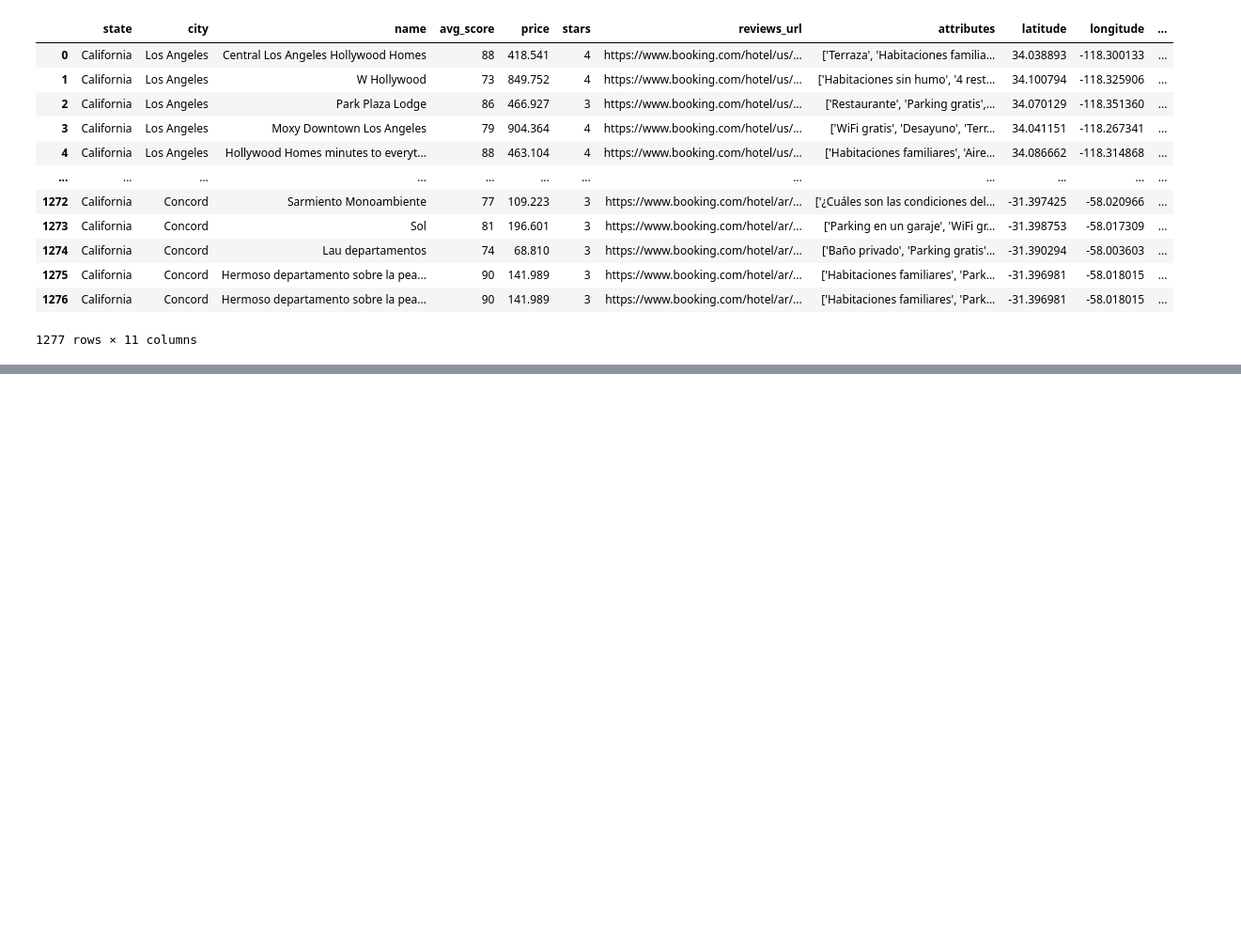
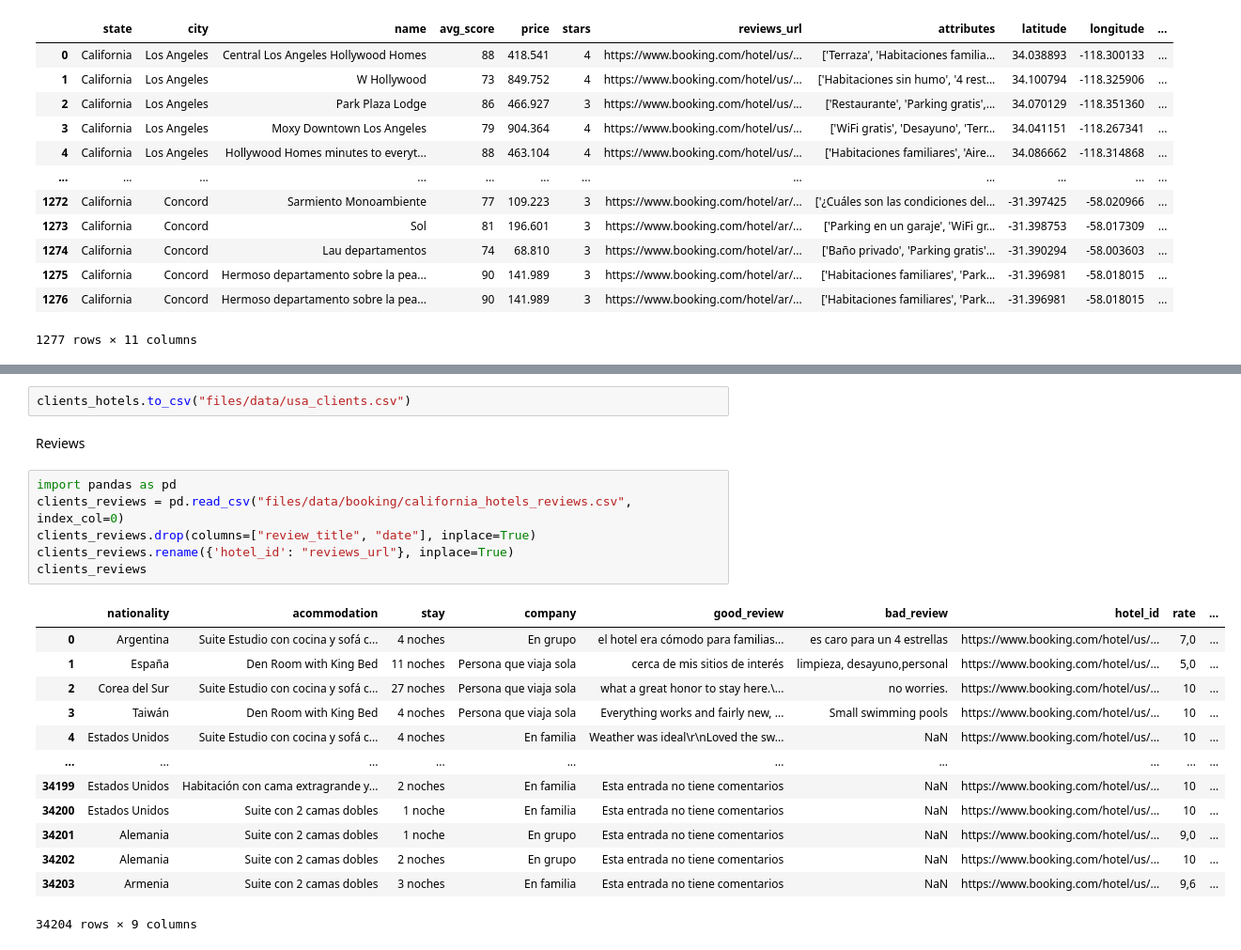
Before and after one commit to LeonardoCostaH/PF_DS_YELP, a Jupyter notebook: 01_ETL.ipynb, the cells around one changed output, grey strips where cells are left out. Shown at 94% size. Cells and saved outputs as stored; diff of their text form; blank space fills up the shorter version.

```diff
--- a/01_ETL.ipynb
+++ b/01_ETL.ipynb
@@ -533,0 +559,24 @@ california_hotels
+# %%
+clients_hotels.to_csv("files/data/usa_clients.csv")
+# %% [markdown]
+Reviews
+# %%
+import pandas as pd
+clients_reviews = pd.read_csv("files/data/booking/california_hotels_reviews.csv", index_col=0)
+clients_reviews.drop(columns=["review_title", "date"], inplace=True)
+clients_reviews.rename({'hotel_id': "reviews_url"}, inplace=True)
+clients_reviews
+# %% [output]
+|  | nationality | acommodation | stay | company | good_review | bad_review | hotel_id | rate | ... |
+| 0 | Argentina | Suite Estudio con cocina y sofá c... | 4 noches | En grupo | el hotel era cómodo para familias... | es caro para un 4 estrellas | https://www.booking.com/hotel/us/... | 7,0 | ... |
+| 1 | España | Den Room with King Bed | 11 noches | Persona que viaja sola | cerca de mis sitios de interés | limpieza, desayuno,personal | https://www.booking.com/hotel/us/... | 5,0 | ... |
+| 2 | Corea del Sur | Suite Estudio con cocina y sofá c... | 27 noches | Persona que viaja sola | what a great honor to stay here.\... | no worries. | https://www.booking.com/hotel/us/... | 10 | ... |
+| 3 | Taiwán | Den Room with King Bed | 4 noches | Persona que viaja sola | Everything works and fairly new, ... | Small swimming pools | https://www.booking.com/hotel/us/... | 10 | ... |
+| 4 | Estados Unidos | Suite Estudio con cocina y sofá c... | 4 noches | En familia | Weather was ideal\r\nLoved the sw... | NaN | https://www.booking.com/hotel/us/... | 10 | ... |
+| ... | ... | ... | ... | ... | ... | ... | ... | ... | ... |
+| 34199 | Estados Unidos | Habitación con cama extragrande y... | 2 noches | En familia | Esta entrada no tiene comentarios | NaN | https://www.booking.com/hotel/us/... | 10 | ... |
+| 34200 | Estados Unidos | Suite con 2 camas dobles | 1 noche | En familia | Esta entrada no tiene comentarios | NaN | https://www.booking.com/hotel/us/... | 10 | ... |
+| 34201 | Alemania | Suite con 2 camas dobles | 1 noche | En grupo | Esta entrada no tiene comentarios | NaN | https://www.booking.com/hotel/us/... | 9,0 | ... |
+| 34202 | Alemania | Suite con 2 camas dobles | 2 noches | En grupo | Esta entrada no tiene comentarios | NaN | https://www.booking.com/hotel/us/... | 10 | ... |
+| 34203 | Armenia | Suite con 2 camas dobles | 3 noches | En familia | Esta entrada no tiene comentarios | NaN | https://www.booking.com/hotel/us/... | 9,6 | ... |
+34204 rows × 9 columns
```
Also changed, not shown: parts of 6 cells of this notebook, 4 other files.
